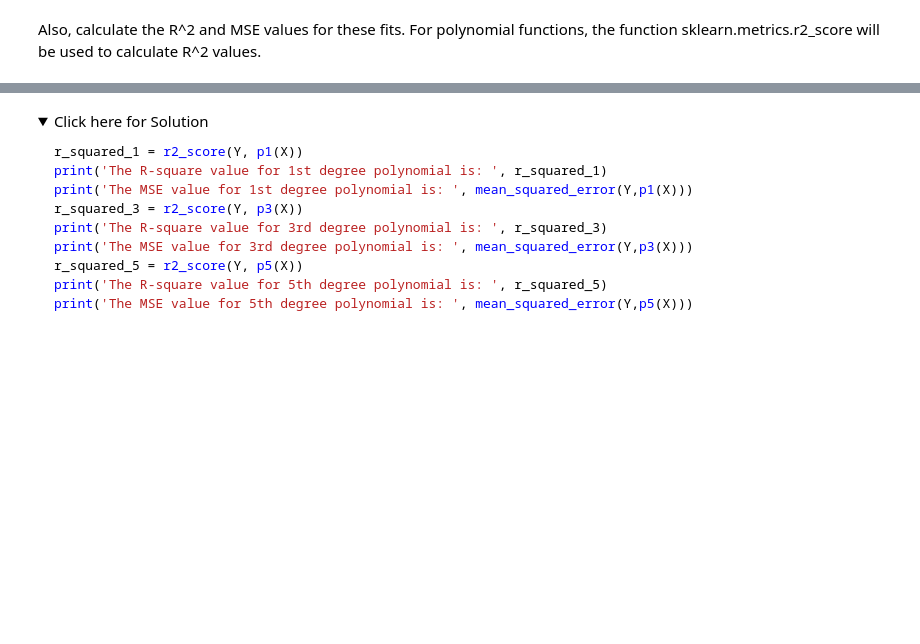
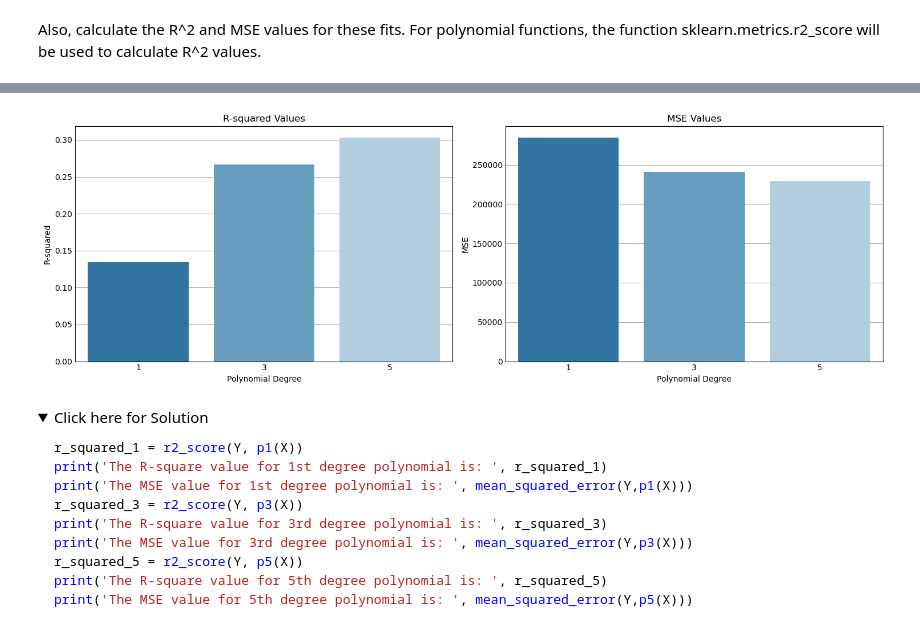
Before and after one commit to PedroRgz/CareerAcademy-IBM-DS-LaptopsPrices, a Jupyter notebook: Model-Development-LaptopPrice.ipynb, the cells around one changed output, grey strips where cells are left out. Saved outputs shown, nothing was run; the diff lists cells and outputs as text; code cells hidden in the pictures; folded sections open; blank space fills up the shorter version.

```diff
--- a/Model-Development-LaptopPrice.ipynb
+++ b/Model-Development-LaptopPrice.ipynb
@@ -397,0 +431,16 @@ Also, calculate the R^2 and MSE values for these fits. For polynomial functions,
+# %%
+#We will calculate the R^2 value for each polynomial degree and store it in a variable
+r_score_p1 = r2_score(Y, p1(X_flat))
+r_score_p3 = r2_score(Y, p3(X_flat))
+r_score_p5 = r2_score(Y, p5(X_flat))
+
+#Also the MSE
+mse_p1 = mean_squared_error(Y, p1(X_flat))
+mse_p3 = mean_squared_error(Y, p3(X_flat))
+mse_p5 = mean_squared_error(Y, p5(X_flat))
+
+#And print the values
+for i in range(1,6,2):
+    print(f'The R-square for the current polynomial degree {i} is: ', eval(f'r_score_p{i}'))
+    print(f'The MSE for the current polynomial degree {i} is: ', eval(f'mse_p{i}'))
+    print('\n')
@@ -398,3 +458,32 @@ Also, calculate the R^2 and MSE values for these fits. For polynomial functions,
+# %%
+# Create a list of R-squared values and MSE values
+r_squared_values = [r_score_p1, r_score_p3, r_score_p5]
+mse_values = [mse_p1, mse_p3, mse_p5]
+
+# Create a list of polynomial degrees
+degrees = [1, 3, 5]
+
+# Plot R-squared values
+plt.subplot(1, 2, 1)
+sns.barplot(x=degrees, y=r_squared_values)
+plt.title('R-squared Values')
+plt.xlabel('Polynomial Degree')
+plt.ylabel('R-squared')
+
+#Set height and width of the figure
+plt.rcParams['figure.figsize'] = [30, 15]
+
+# Plot MSE values
+plt.subplot(1, 2, 2)
+sns.barplot(x=degrees, y=mse_values)
+plt.title('MSE Values')
+plt.xlabel('Polynomial Degree')
+plt.ylabel('MSE')
+
+plt.tight_layout()
+plt.show()
+# %% [output]
+[figure, added]
 # %% [markdown]
 <details>
     <summary>Click here for Solution</summary>
```
Also changed, not shown: parts of 8 cells of this notebook.
